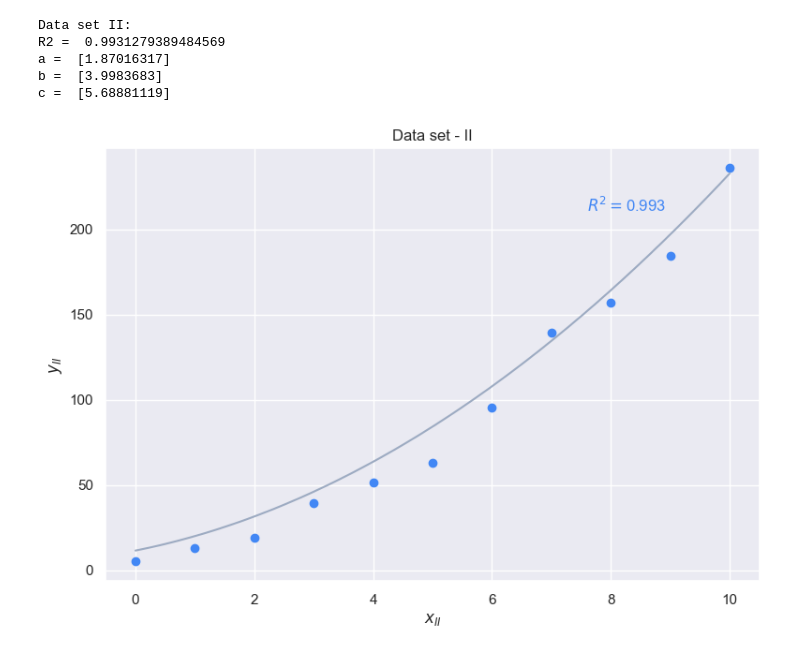
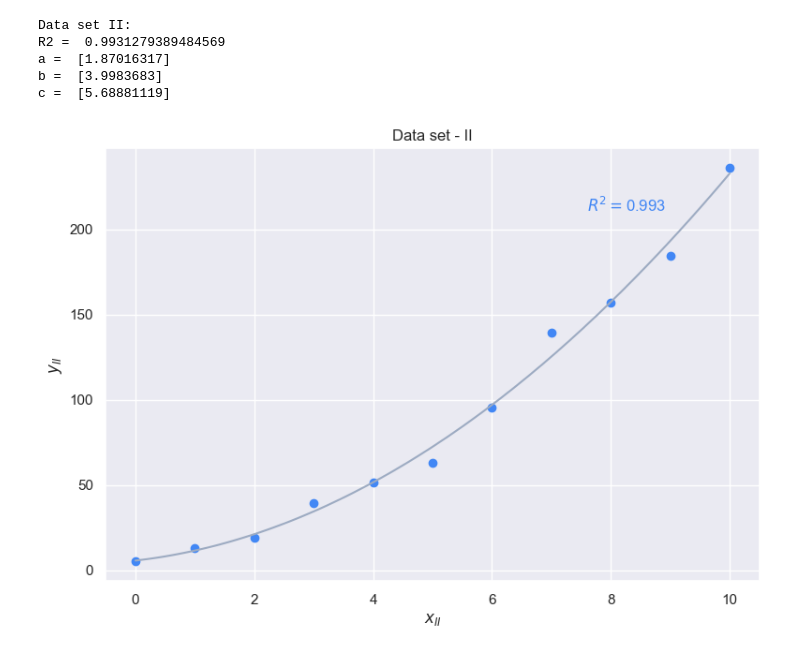
Before and after one commit to krystian-molenda/engineering-data-science, a Jupyter notebook: mathematics/coefficient-of-determination.ipynb, the cells around one changed output. Cells and saved outputs as stored; diff of their text form; code cells hidden in the pictures.

```diff
--- a/mathematics/coefficient-of-determination.ipynb
+++ b/mathematics/coefficient-of-determination.ipynb
@@ -283,21 +283,21 @@ c =  [5.68881119]
 # %%
 # Visualization of results - data set II
 def line_y_II(x):
     a_II = model_II.coef_[:, 0]
     b_II = model_II.coef_[:, 1]
     c_II = model_II.intercept_
 
     return a_II * x ** 2 + b_II * x + c_II
 
 fig = plt.figure(figsize = (9, 6))
-plt.plot(np.linspace(0, 10, 100), line_y_II(np.linspace(1, 10, 100)), c = '#9dabc2')
+plt.plot(np.linspace(0, 10, 100), line_y_II(np.linspace(0, 10, 100)), c = '#9dabc2')
 plt.scatter(x_II, y_II, c = '#4287f5')
 
 plt.title('Data set - II')
 plt.xlabel('$x_{II}$')
 plt.ylabel('$y_{II}$')
 plt.text(7.6, 210, '$R^{2}=$' + str(round(R2_II, 3)), c = '#4287f5')
 
 plt.show()
 # %% [output]
-[figure, old version]
+[figure, new version]
```
Also changed, not shown: parts of 5 cells of this notebook.
